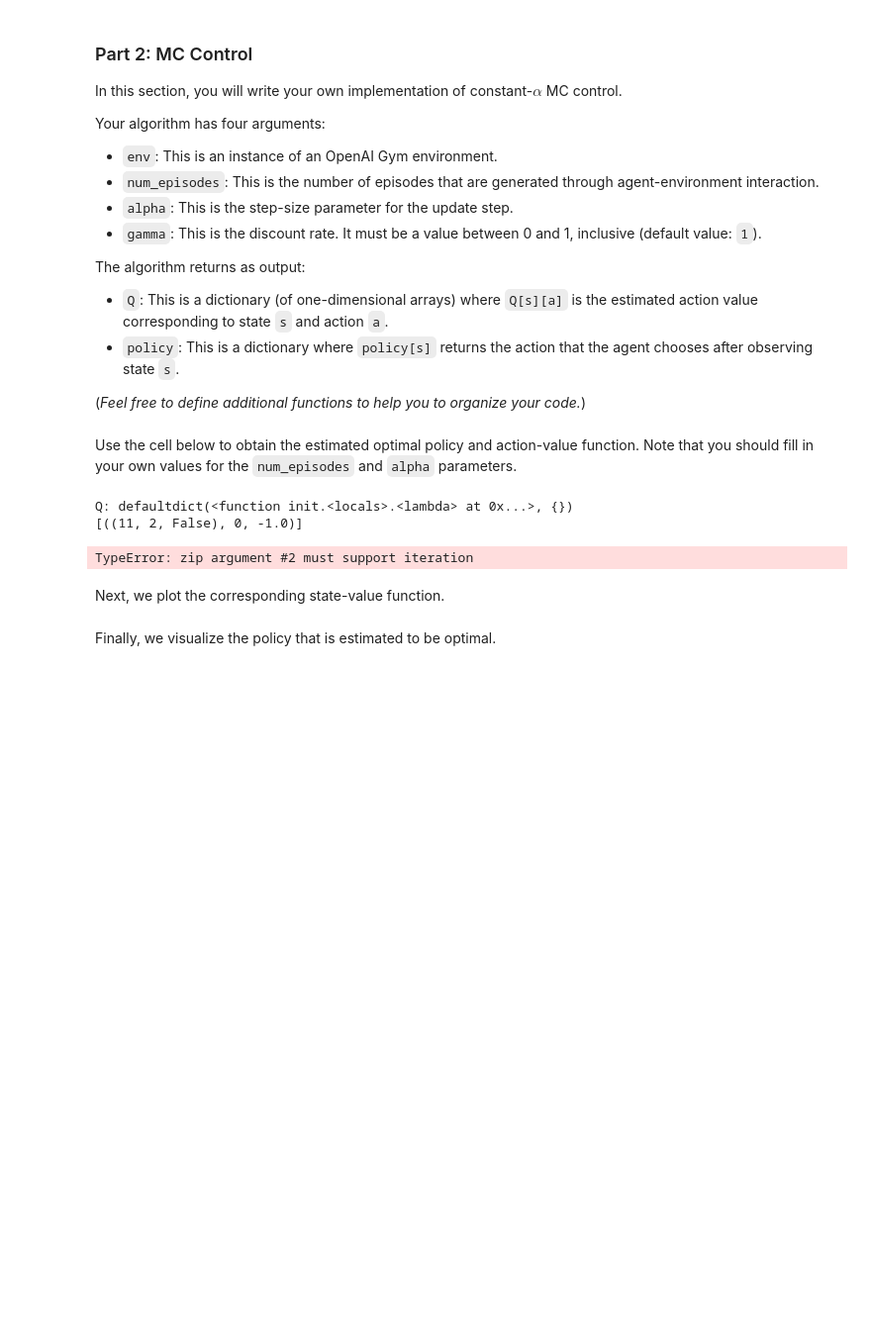
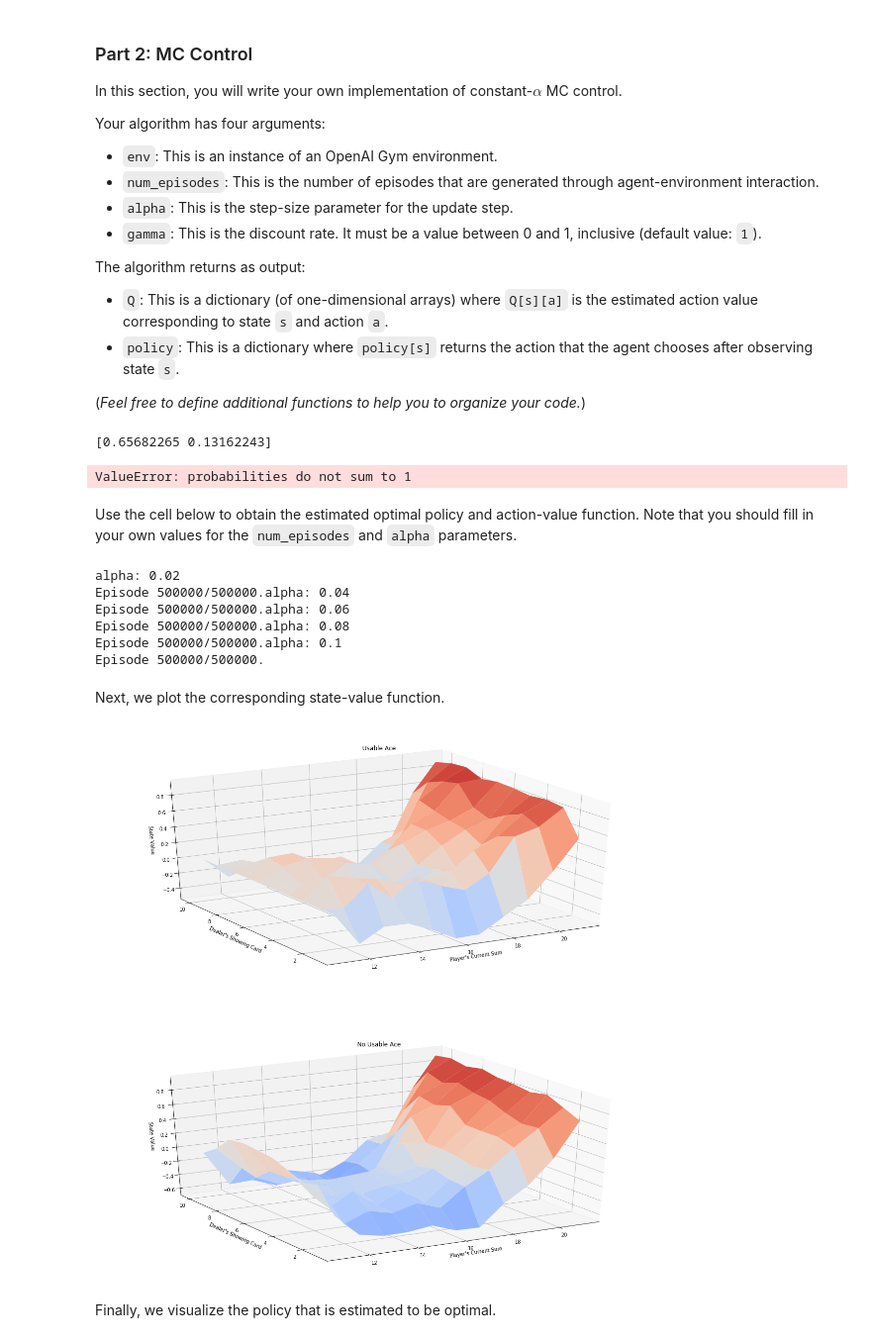
Before and after one commit to bhattsachin/deep-reinforcement-learning, a Jupyter notebook: monte-carlo/Monte_Carlo.ipynb, the cells around one changed output. Shown: that part at 99% size. Saved outputs shown, nothing was run; the diff lists cells and outputs as text; code cells hidden in the pictures; blank space fills up the shorter version.

Commit message:
Monte Carlo control Implemented Q-update and generating episodes with epsilon greedy policy.
How do we select alpha, gamma or epsilon decay factors

```diff
--- a/monte-carlo/Monte_Carlo.ipynb
+++ b/monte-carlo/Monte_Carlo.ipynb
@@ -221,4 +221,11 @@ The algorithm returns as output:
 - `policy`: This is a dictionary where `policy[s]` returns the action that the agent chooses after observing state `s`.
 
 (_Feel free to define additional functions to help you to organize your code._)
+# %%
+print(np.random.sample(2))
+for i in range(10):
+    print(np.random.choice(2, p=np.random.sample(2)))
+# %% [output]
+[0.65682265 0.13162243]
+ValueError: probabilities do not sum to 1
 # %%
@@ -322,21 +303,37 @@ def mc_control(env, num_episodes, alpha, gamma=1.0):
     return policy, Q
 # %% [markdown]
 Use the cell below to obtain the estimated optimal policy and action-value function.  Note that you should fill in your own values for the `num_episodes` and `alpha` parameters.
-# %%
-# obtain the estimated optimal policy and action-value function
-policy, Q = mc_control(env, 1, 1)
-# %% [output]
-Q: defaultdict(<function init.<locals>.<lambda> at 0x...>, {})
-[((11, 2, False), 0, -1.0)]
-TypeError: zip argument #2 must support iteration
+# %%
+# obtain the estimated optimal policy and action-value function
+alpha = [0.01*i for i in range(1,11) if i%2==0]
+#alpha = [0.03]
+
+policy_a = {}
+Q_a = {}
+
+for a in alpha:
+    print('alpha: {}'.format(a))
+    policy, Q = mc_control(env, 500000, a)
+    policy_a[a] = policy
+    Q_a[a] = Q
+# %% [output]
+alpha: 0.02
+Episode 500000/500000.alpha: 0.04
+Episode 500000/500000.alpha: 0.06
+Episode 500000/500000.alpha: 0.08
+Episode 500000/500000.alpha: 0.1
+Episode 500000/500000.
 # %% [markdown]
 Next, we plot the corresponding state-value function.
 # %%
 # obtain the corresponding state-value function
-V = dict((k,np.max(v)) for k, v in Q.items())
+a = alpha[0]
+V = dict((k,np.max(v)) for k, v in Q_a[a].items())
 
 # plot the state-value function
 plot_blackjack_values(V)
+# %% [output]
+[figure, added]
 # %% [markdown]
 Finally, we visualize the policy that is estimated to be optimal.
 # %%
```
Also changed, not shown: parts of 6 cells of this notebook.
